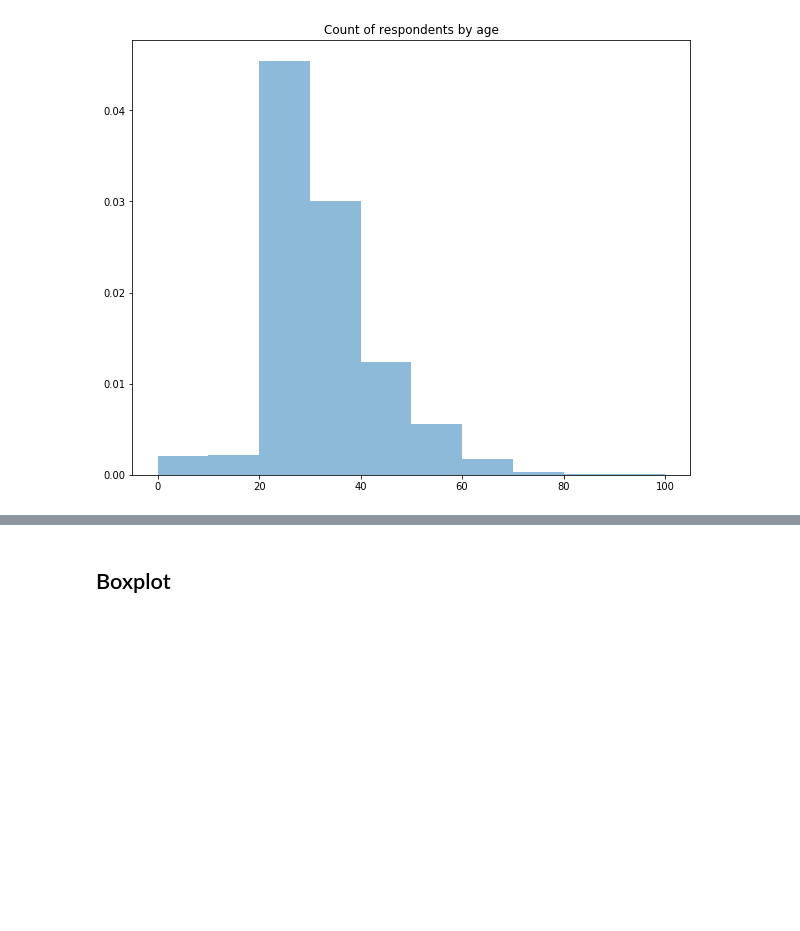
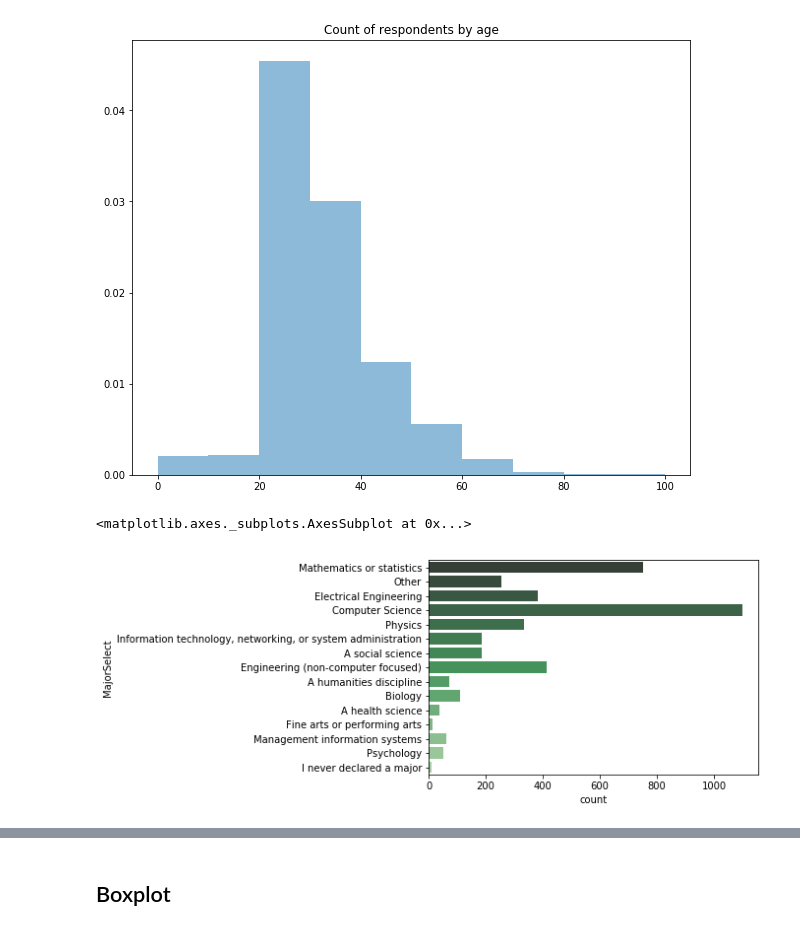
Before and after one commit to bahbbc/presentations, a Jupyter notebook: classes/data-visualization/DataVisualization.ipynb, the cells around one changed output, grey strips where cells are left out. Cells and saved outputs as stored; diff of their text form; code cells hidden in the pictures; blank space fills up the shorter version.

```diff
--- a/classes/data-visualization/DataVisualization.ipynb
+++ b/classes/data-visualization/DataVisualization.ipynb
@@ -64,3 +68,8 @@ _ = plt.hist(df['Age'], normed=True, alpha=0.5)
 _ = plt.title("Count of respondents by age")
 # %% [output]
 [figure]
+# %%
+sns.countplot(y="MajorSelect", data=df, palette="Greens_d")
+# %% [output]
+<matplotlib.axes._subplots.AxesSubplot at 0x...>
+[figure, added]
```
Also changed, not shown: parts of 28 cells of this notebook, 1 other file.
